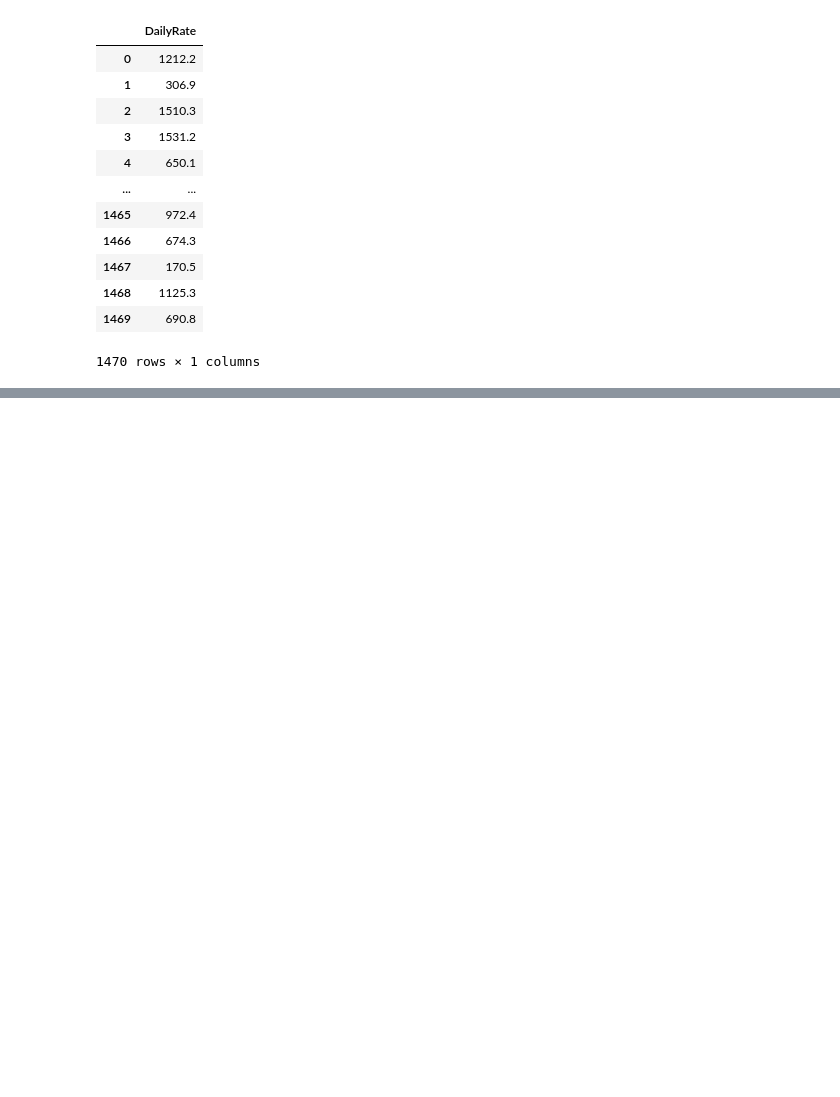
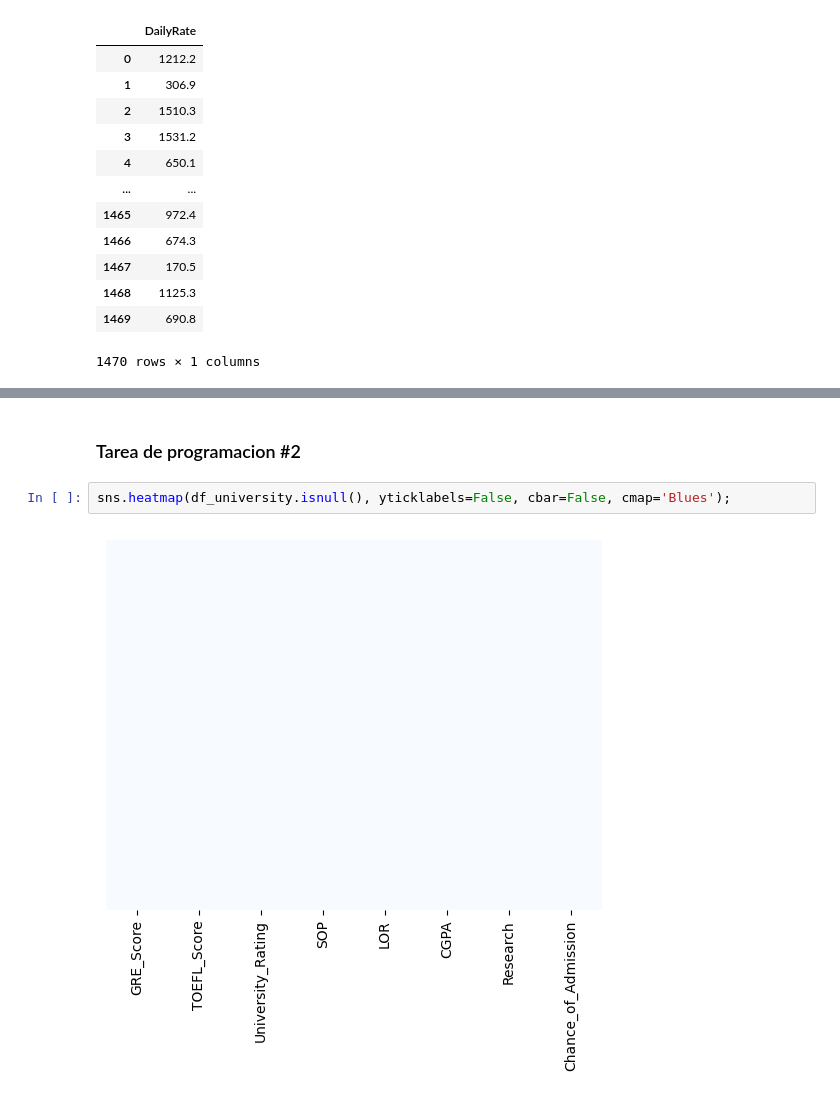
Before and after one commit to sebastian9610/Frogames, a Jupyter notebook: Semana-data-science/Semana-data-science.ipynb, the cells around one changed output, grey strips where cells are left out. Drawn from its saved outputs; the diff is of its cells as text; blank space fills up the shorter version.

```diff
--- a/Semana-data-science/Semana-data-science.ipynb
+++ b/Semana-data-science/Semana-data-science.ipynb
@@ -369,0 +430,6 @@ df_hr[['DailyRate']]
+# %% [markdown]
+### Tarea de programacion #2
+# %%
+sns.heatmap(df_university.isnull(), yticklabels=False, cbar=False, cmap='Blues');
+# %% [output]
+[figure, added]
```
Also changed, not shown: parts of 24 cells of this notebook, 17 other files.
